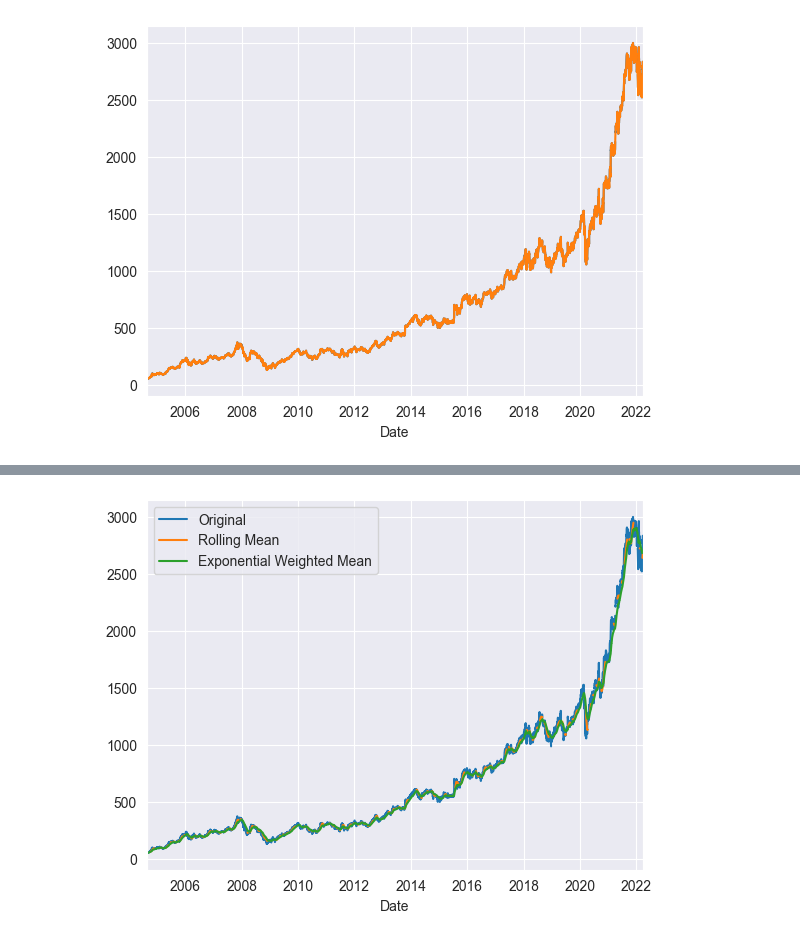
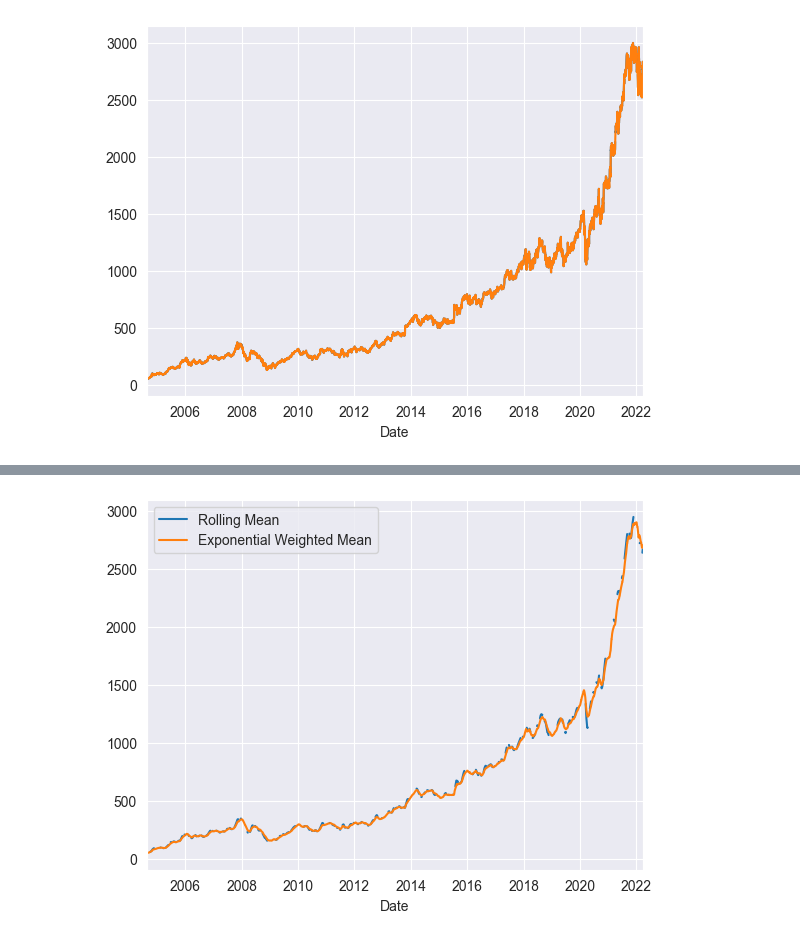
Before and after one commit to DevRitesh08/0.-Preparatory-Topics-for-ML, a Jupyter notebook: Pandas/Time_series_Analysis.ipynb, the cells around one changed output, grey strips where cells are left out. Drawn from its saved outputs; the diff is of its cells as text; code cells hidden in the pictures.

```diff
--- a/Pandas/Time_series_Analysis.ipynb
+++ b/Pandas/Time_series_Analysis.ipynb
@@ -718,11 +732,10 @@ google['Close'].resample('h').interpolate(method='linear').plot()
 # %%
 import matplotlib.pyplot as plt
 
-ax = google['Close'].plot(label='Original')
-google['Close'].rolling(20).mean().plot(ax=ax, label='Rolling Mean')
+ax = google['Close'].rolling(20).mean().plot(label='Rolling Mean')
 google['Close'].ewm(20).mean().plot(ax=ax, label='Exponential Weighted Mean')
 plt.legend()
 plt.show()
 # here ewm -> exponential weighted mean : gives more weightage to recent values than older values
 # %% [output]
-[figure, old version]
+[figure, new version]
```
Also changed, not shown: parts of 14 cells of this notebook, 2 other files.
